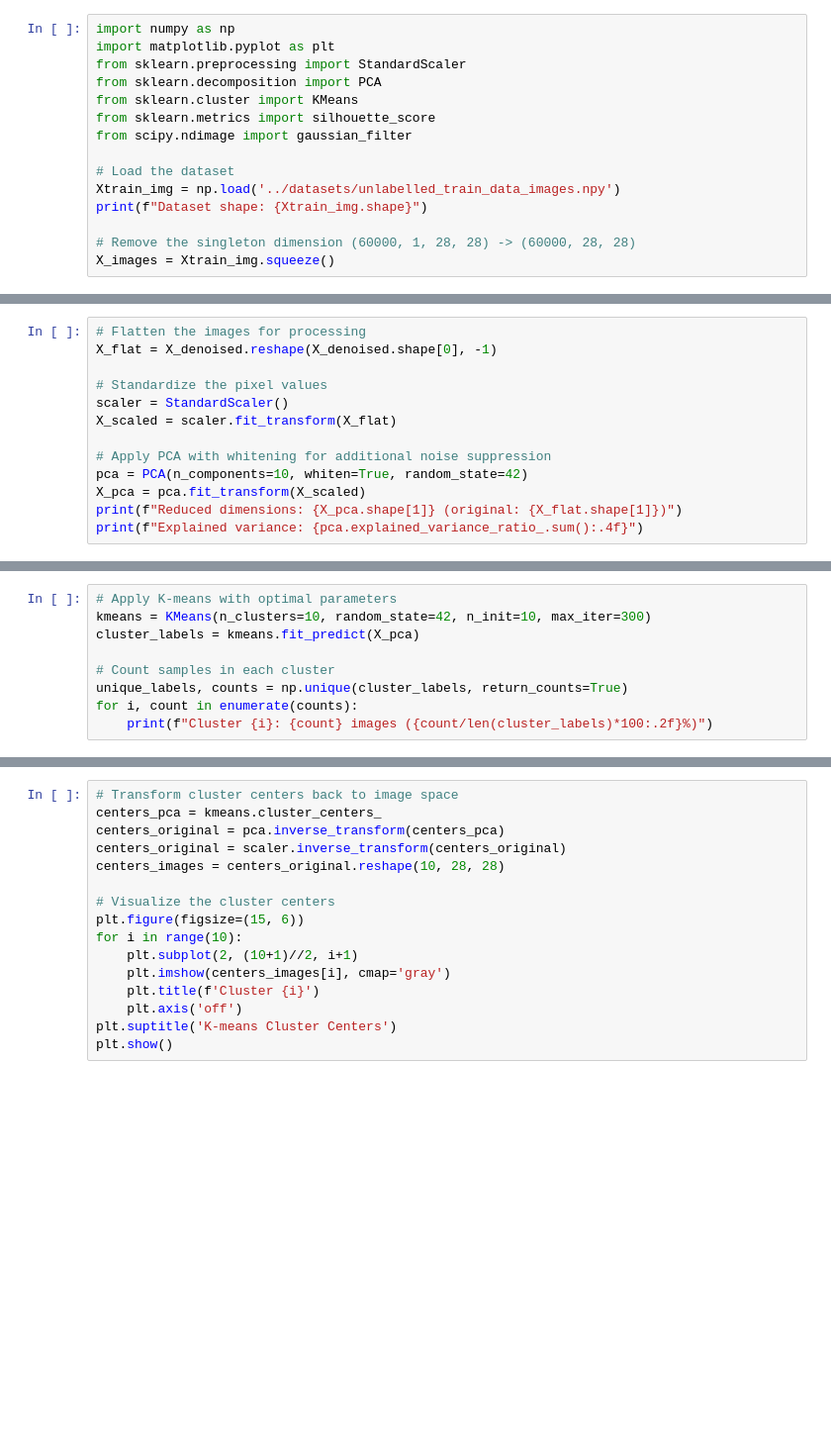
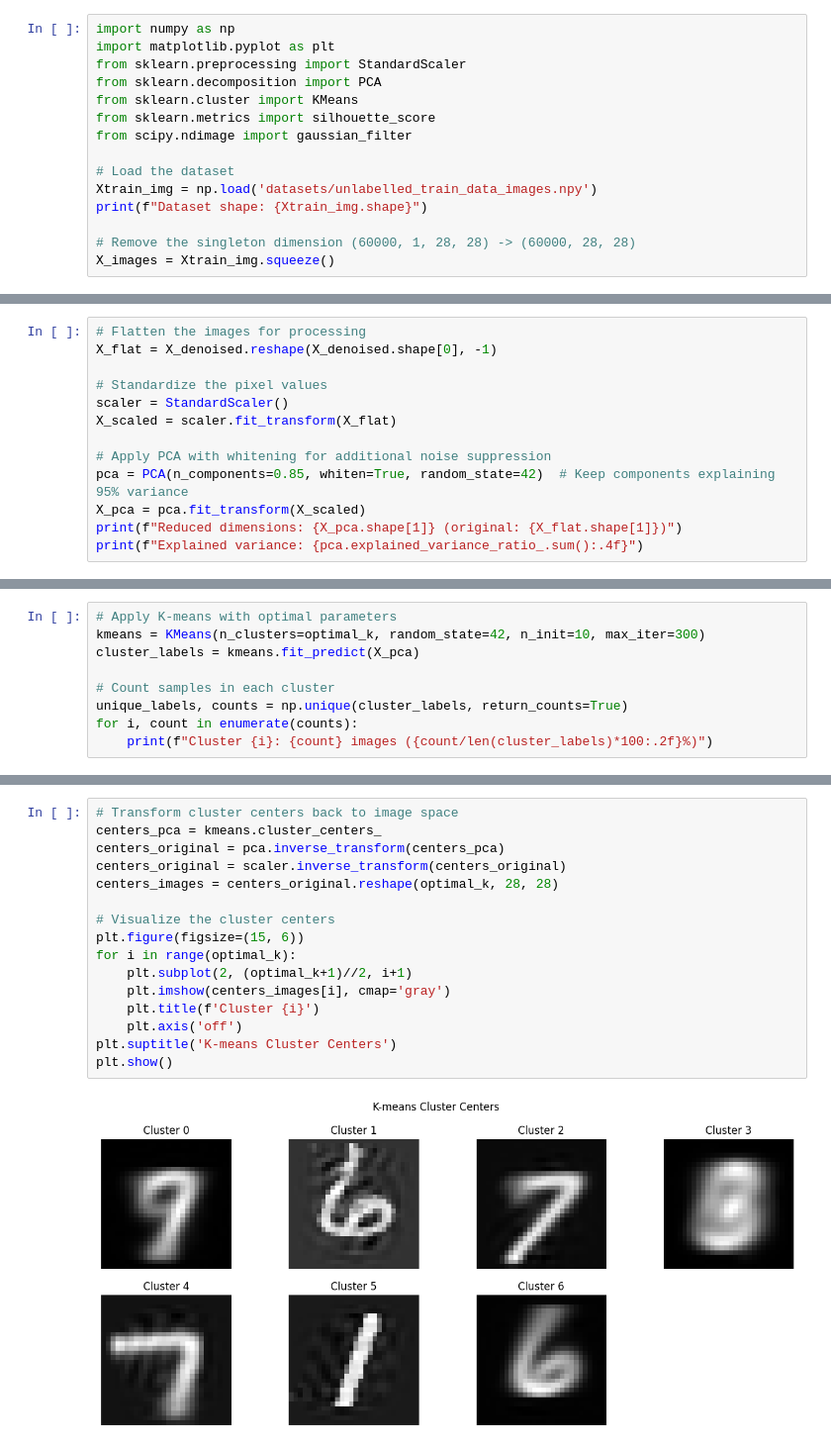
Before and after one commit to sanjeevtrivedi/pml-project, a Jupyter notebook: sanjeev/image_classification-st-2.ipynb, the cells around one changed output, grey strips where cells are left out. Shown at 99% size. Saved outputs shown, nothing was run; the diff lists cells and outputs as text; blank space fills up the shorter version.

Commit message:
updated with working code in text and image folders

```diff
--- a/sanjeev/image_classification-st-2.ipynb
+++ b/sanjeev/image_classification-st-2.ipynb
@@ -8,7 +8,7 @@ from sklearn.metrics import silhouette_score
 from scipy.ndimage import gaussian_filter
 
 # Load the dataset
-Xtrain_img = np.load('../datasets/unlabelled_train_data_images.npy')
+Xtrain_img = np.load('datasets/unlabelled_train_data_images.npy')
 print(f"Dataset shape: {Xtrain_img.shape}")
 
 # Remove the singleton dimension (60000, 1, 28, 28) -> (60000, 28, 28)
@@ -42,7 +46,7 @@ scaler = StandardScaler()
 X_scaled = scaler.fit_transform(X_flat)
 
 # Apply PCA with whitening for additional noise suppression
-pca = PCA(n_components=10, whiten=True, random_state=42)
+pca = PCA(n_components=0.85, whiten=True, random_state=42)  # Keep components explaining 95% variance
 X_pca = pca.fit_transform(X_scaled)
 print(f"Reduced dimensions: {X_pca.shape[1]} (original: {X_flat.shape[1]})")
 print(f"Explained variance: {pca.explained_variance_ratio_.sum():.4f}")
@@ -72,6 +87,6 @@ print(f"Optimal number of clusters: {optimal_k}")
 # %%
 # Apply K-means with optimal parameters
-kmeans = KMeans(n_clusters=10, random_state=42, n_init=10, max_iter=300)
+kmeans = KMeans(n_clusters=optimal_k, random_state=42, n_init=10, max_iter=300)
 cluster_labels = kmeans.fit_predict(X_pca)
 
 # Count samples in each cluster
@@ -81,19 +104,21 @@ for i, count in enumerate(counts):
 # %%
 # Transform cluster centers back to image space
 centers_pca = kmeans.cluster_centers_
 centers_original = pca.inverse_transform(centers_pca)
 centers_original = scaler.inverse_transform(centers_original)
-centers_images = centers_original.reshape(10, 28, 28)
+centers_images = centers_original.reshape(optimal_k, 28, 28)
 
 # Visualize the cluster centers
 plt.figure(figsize=(15, 6))
-for i in range(10):
-    plt.subplot(2, (10+1)//2, i+1)
+for i in range(optimal_k):
+    plt.subplot(2, (optimal_k+1)//2, i+1)
     plt.imshow(centers_images[i], cmap='gray')
     plt.title(f'Cluster {i}')
     plt.axis('off')
 plt.suptitle('K-means Cluster Centers')
 plt.show()
+# %% [output]
+[figure, added]
 # %%
 # Visualize sample images from each cluster
 plt.figure(figsize=(15, 10))
```
Also changed, not shown: parts of 7 cells of this notebook, 6 other files.
